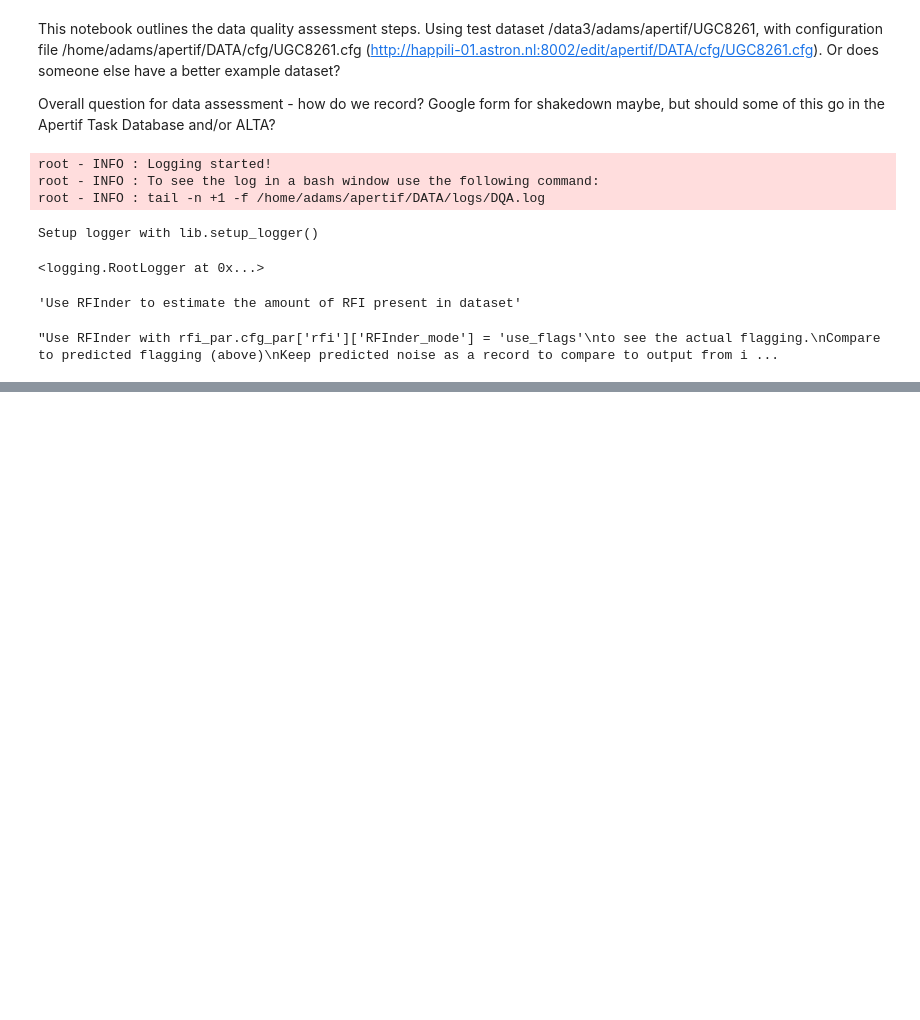
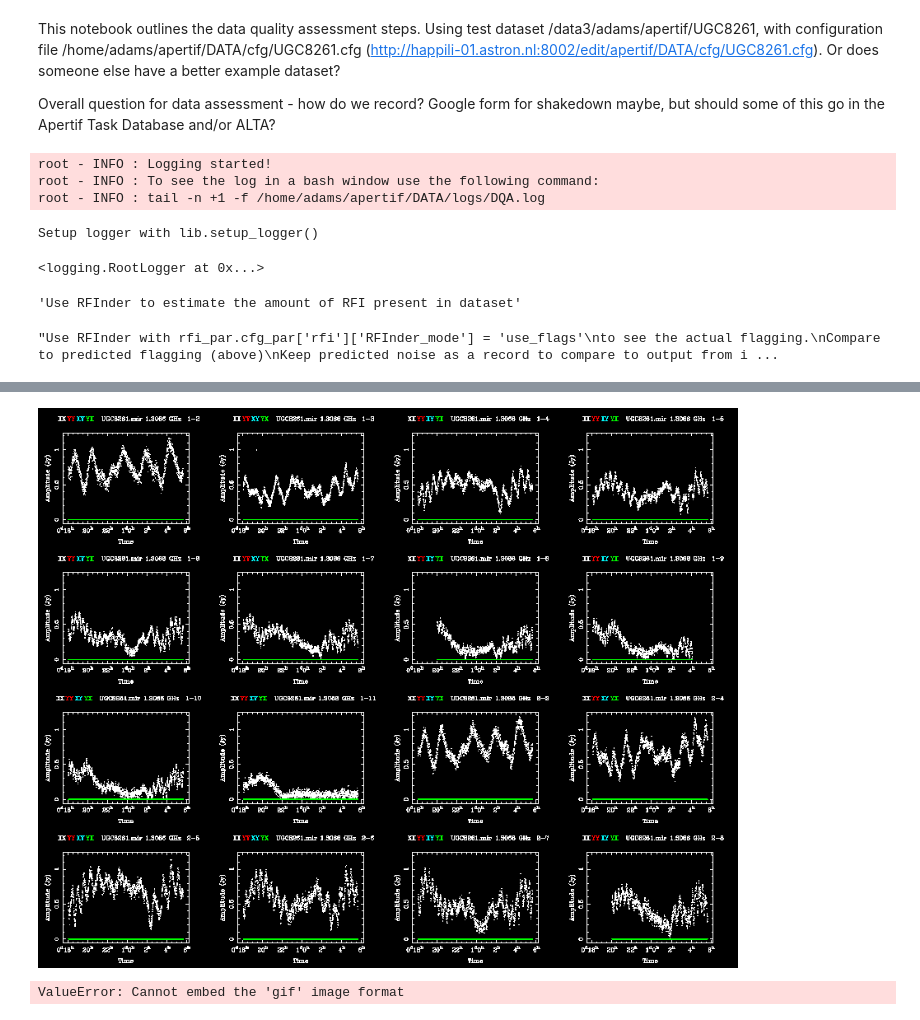
Before and after one commit to apertif/shakedown, a Jupyter notebook: Data quality assessment.ipynb, the cells around one changed output, grey strips where cells are left out. Cells and saved outputs as stored; diff of their text form; code cells hidden in the pictures; blank space fills up the shorter version.

Commit message:
GIF output display as PNG

```diff
--- a/Data quality assessment.ipynb
+++ b/Data quality assessment.ipynb
@@ -104 +123,13 @@ IOError: [Errno 2] No such file or directory: '/home/adams/mirtemp/uvplt.m4v'
+# %%
+#Copied *gif to png since they're actually saved as single frames
+#So now I need to add a bunch of file handling code
+from IPython.display import Image
+Image(filename='/data3/adams/apertif/UGC8261/00/crosscal/amptime.png')
+# %% [output]
+[figure, added]
+# %%
+from IPython.display import Image
+Image(filename='/data3/adams/apertif/UGC8261/00/crosscal/amptime.gif')
+# %% [output]
+ValueError: Cannot embed the 'gif' image format
 # %%
```
Also changed, not shown: parts of 3 cells of this notebook.
